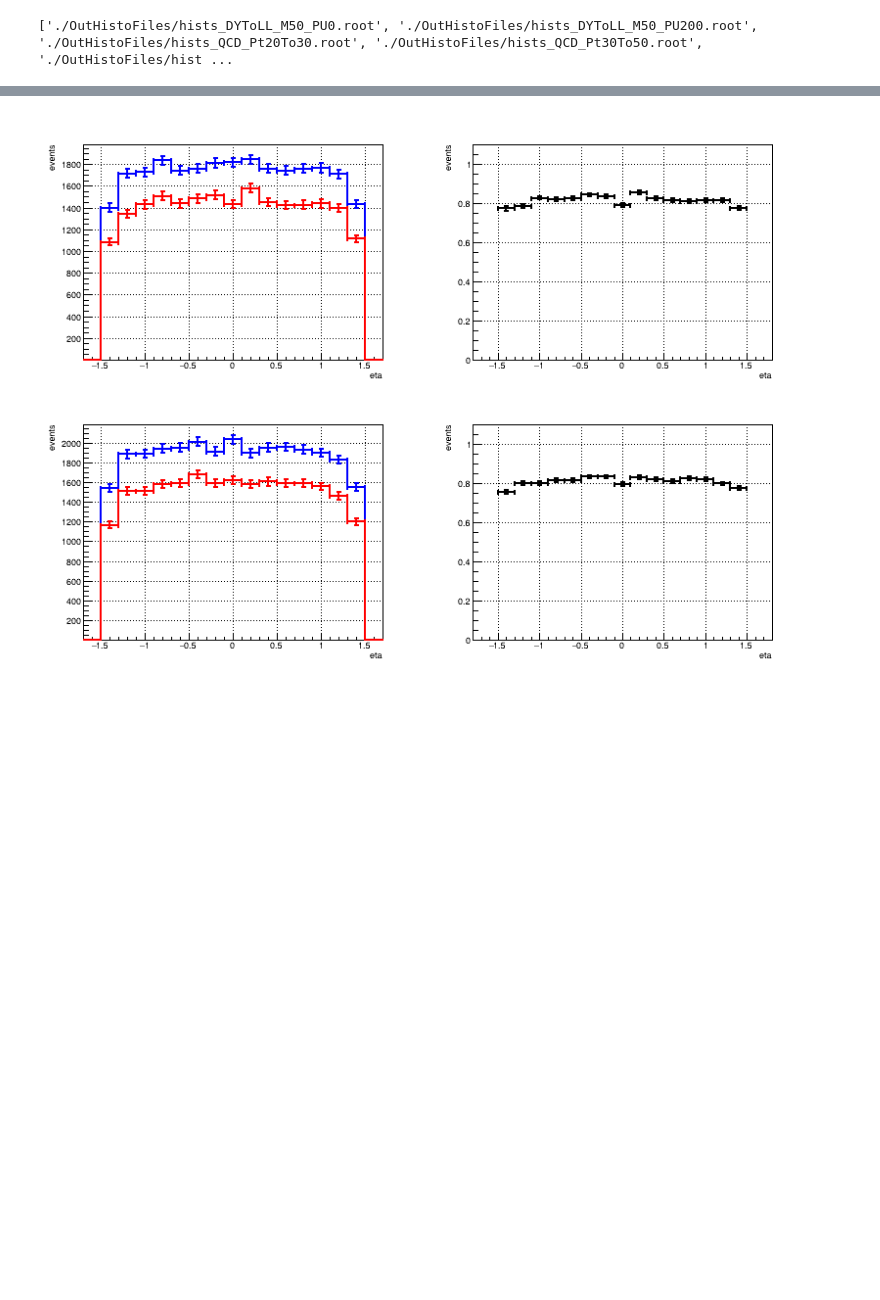
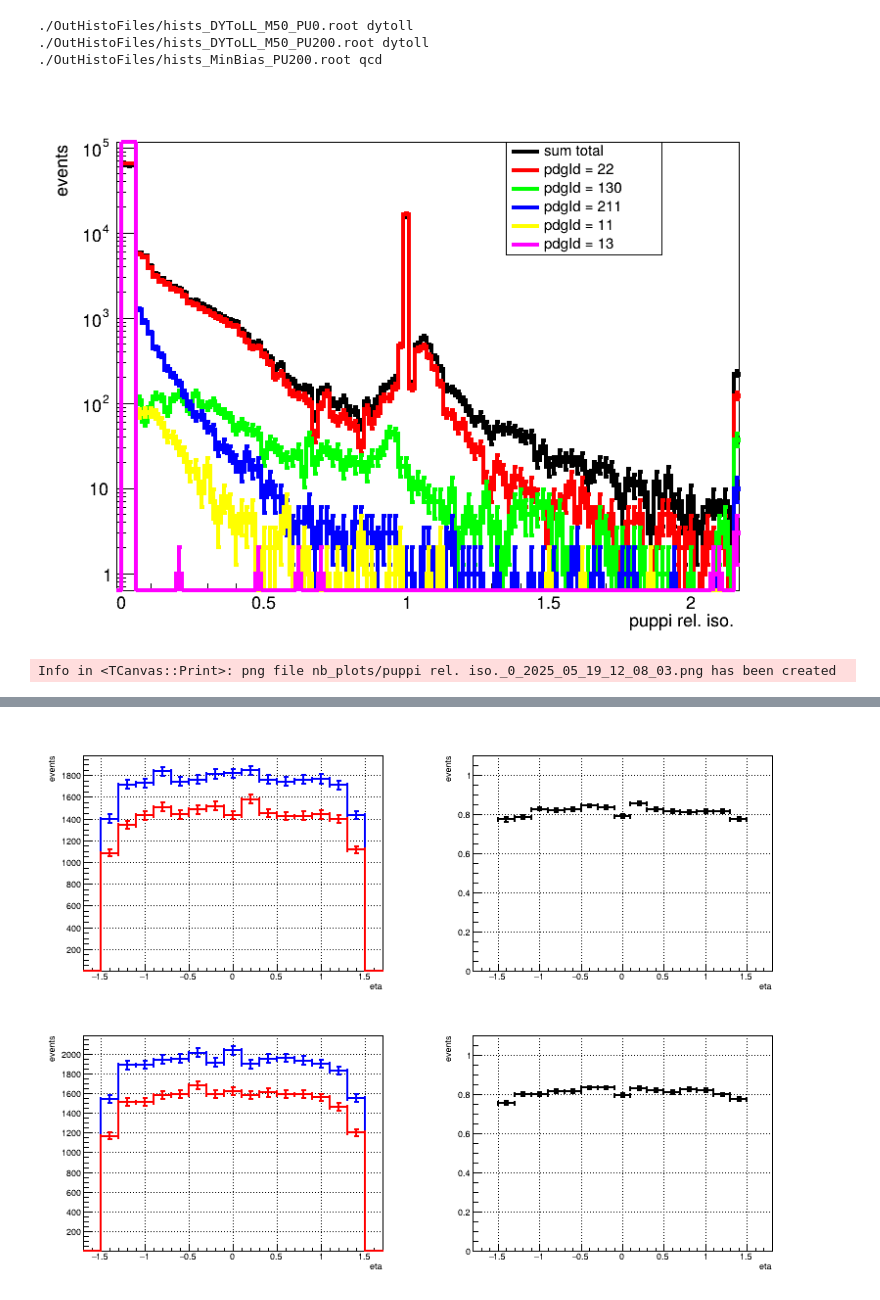
Before and after one commit to arsahasransu/asahasra-flat-table-analyser, a Jupyter notebook: quick_potter_nb.ipynb, the cells around one changed output, grey strips where cells are left out. Saved outputs shown, nothing was run; the diff lists cells and outputs as text; code cells hidden in the pictures; blank space fills up the shorter version.

Commit message:
More studies completed. Optimising the dRmin and dRmax for each collection.

```diff
--- a/quick_potter_nb.ipynb
+++ b/quick_potter_nb.ipynb
@@ -16,12 +16,17 @@ for s_name, s_info in config['samples'].items():
     filenameslist += [f'./OutHistoFiles/hists_{s_name}.root']
     filetypeslist += [s_info['type']]
 
-colourlist = [ROOT.kRed, ROOT.kRed+2, ROOT.kYellow+4, ROOT.kYellow-1, ROOT.kYellow-5, ROOT.kYellow-6, ROOT.kYellow-8]
+# colourlist = [ROOT.kRed, ROOT.kRed+2, ROOT.kYellow+4, ROOT.kYellow-1, ROOT.kYellow-5, ROOT.kYellow-6, ROOT.kYellow-8]
 open_infiles = [ROOT.TFile.Open(filename) for filename in filenameslist]
 
-print(filenameslist, filetypeslist)
+for filename, filetype in list(zip(filenameslist, filetypeslist)):
+    print(filename, filetype)
+
+legendstrings = ['sum total', 'pdgId = 22', 'pdgId = 130', 'pdgId = 211', 'pdgId = 11', 'pdgId = 13']
 # %% [output]
-['./OutHistoFiles/hists_DYToLL_M50_PU0.root', './OutHistoFiles/hists_DYToLL_M50_PU200.root', './OutHistoFiles/hists_QCD_Pt20To30.root', './OutHistoFiles/hists_QCD_Pt30To50.root', './OutHistoFiles/hist ...
+./OutHistoFiles/hists_DYToLL_M50_PU0.root dytoll
+./OutHistoFiles/hists_DYToLL_M50_PU200.root dytoll
+./OutHistoFiles/hists_MinBias_PU200.root qcd
 # %%
 def plotbyvar(varlist, binedges, *, logy=False, logx=False, normalise=False):
     # Create a canvas
@@ -51,7 +56,7 @@ def plotbyvar(varlist, binedges, *, logy=False, logx=False, normalise=False):
             newhist.GetYaxis().SetTitle("events")
         newhist.SetTitle('')
 
-        newhist.SetLineColor(colourlist[i])
+        # newhist.SetLineColor(colourlist[i])
         newhist.SetLineWidth(4)
 
         if normalise:
@@ -77,6 +82,8 @@ def plotbysample(varlist, samplenum, binedges, *, logy=False, logx=False, normal
 
     c = ROOT.TCanvas("c"+now_str, "c"+now_str, 800, 600)
     ROOT.gStyle.SetOptStat(0)
+    ROOT.gStyle.SetPalette(ROOT.kRainbow)
+    nColors = ROOT.gStyle.GetNumberContours()
     if logy:
         c.SetLogy()
     if logx:
@@ -100,16 +107,19 @@ def plotbysample(varlist, samplenum, binedges, *, logy=False, logx=False, normal
             newhist.GetYaxis().SetTitle("events")
         newhist.SetTitle('')
 
-        newhist.SetLineColor(colourlist[i])
+        newhist.SetLineColor(i+1)
         newhist.SetLineWidth(4)
 
         if normalise:
-            newhist.Scale(1.0 / newhist.Integral())
-
+            integral = newhist.Integral()
+            if integral != 0:
+                newhist.Scale(1.0 / integral)
+            newhist.SetMaximum(1)
+            newhist.SetMinimum(2e-5)
 
         newhist.Draw("HIST SAME E1")
 
-        legend.AddEntry(newhist, varlist[i].split('_')[-1], "l")
+        legend.AddEntry(newhist, legendstrings[i], "l")
 
     legend.Draw()
     c.Update()
@@ -117,3 +127,14 @@ def plotbysample(varlist, samplenum, binedges, *, logy=False, logx=False, normal
     plotname = f"nb_plots/{var}_{now_str}.png"
     c.SaveAs(plotname)
     return plotname
+# %%
+isostrs = ['isotot', 'iso22', 'iso130', 'iso211', 'iso11', 'iso13']
+isovarlist = [f'genDYEBTkEl1_TkEleL2_MCH_El1_Re_dRmin0_02_dRmax0_4_{isostr}_puppiIso' for isostr in isostrs]
+isovarplot = plotbysample(isovarlist, 0,
+                        #   np.arange(0, 2.15, 0.01),
+                          np.concatenate((np.arange(0, 0.05, 0.05), np.arange(0.05, 2.17, 0.02) )),
+             logy=True, normalise=False)
+display(Image(filename=isovarplot))
+# %% [output]
+[figure, added]
+Info in <TCanvas::Print>: png file nb_plots/puppi rel. iso._0_2025_05_19_12_08_03.png has been created
```
Also changed, not shown: parts of 5 cells of this notebook, 9 other files.
